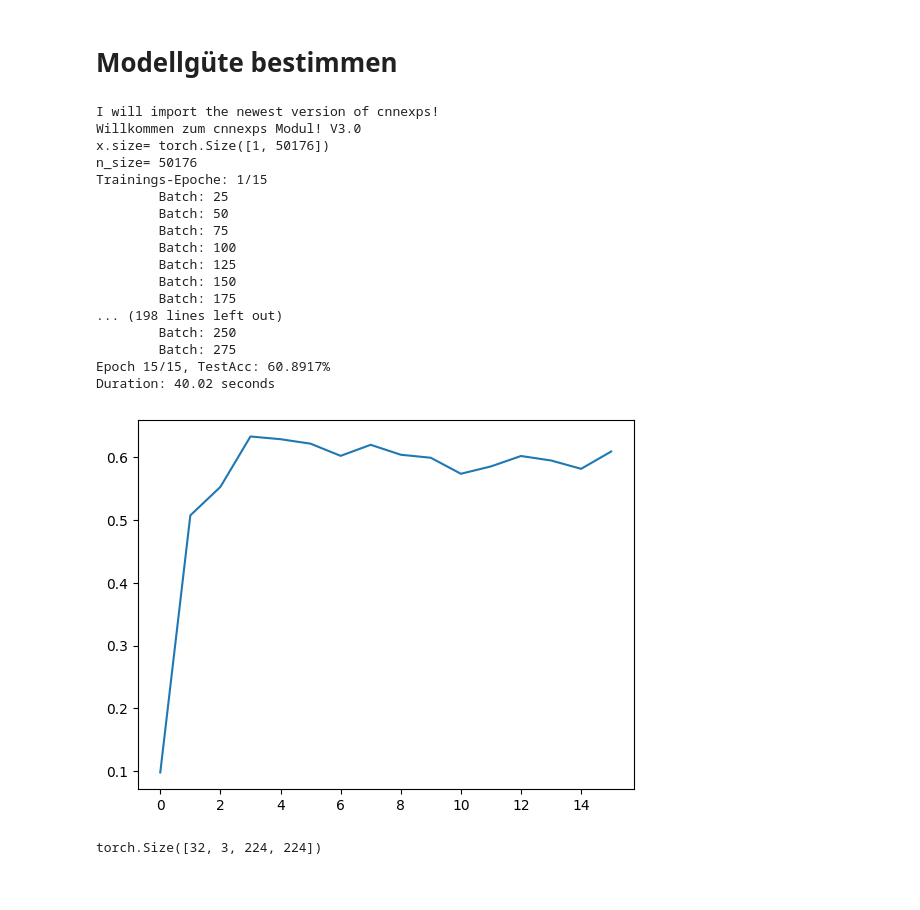
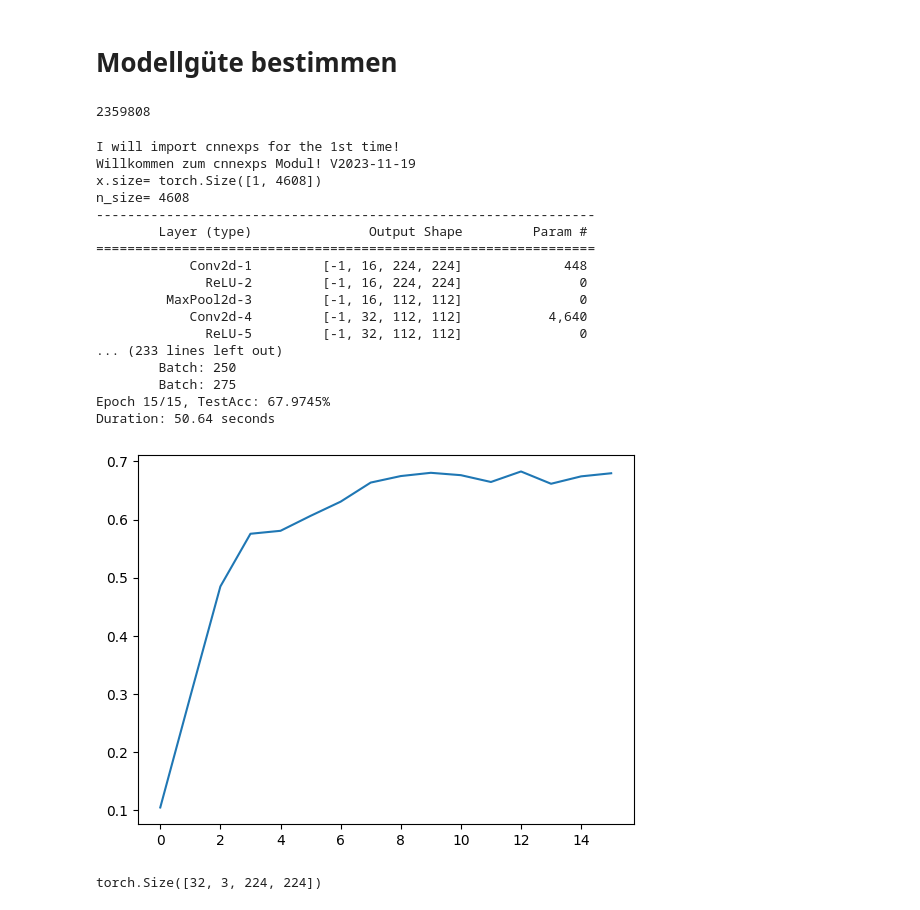
Before and after one commit to juebrauer/ws23_deeplearning4computervision, a Jupyter notebook: 1-2_cnn_trainieren_und_testen.ipynb, the cells around one changed output. Saved outputs shown, nothing was run; the diff lists cells and outputs as text; code cells hidden in the pictures.

```diff
--- a/1-2_cnn_trainieren_und_testen.ipynb
+++ b/1-2_cnn_trainieren_und_testen.ipynb
@@ -434,50 +438,59 @@ Trainings-Epoche: 1/2
 [figure]
 # %% [markdown]
 # Modellgüte bestimmen
+# %%
+512 * 3 * 3 * 512 +512
+# %% [output]
+2359808
 # %%
 import sys
 already_imported = "cnnexps" in sys.modules.keys()
 if already_imported:
     print("I will import the newest version of cnnexps!")
     import importlib
     importlib.reload(cnnexps)
 else:
     print("I will import cnnexps for the 1st time!")
     import cnnexps
 
 # 1. Datensatz einlesen
 folder = "imagenette2_320px/"
 train_loader, test_loader = cnnexps.prepare_dataset( folder )
 
 # 2. CNN erstellen
 model = cnnexps.SimpleCNN()
 
 # 3. Training auf CPU oder GPU?
 import torch
 device = torch.device("cuda" if torch.cuda.is_available() else "cpu")
 model = model.to(device)
 
 # 4. Training starten
-cnnexps.train_model(model, device, train_loader, test_loader, num_epochs=15)
+cnnexps.train_model("models",
+                    model,
+                    device,
+                    train_loader,
+                    test_loader,
+                    num_epochs=15)
 # %% [output]
-I will import the newest version of cnnexps!
-Willkommen zum cnnexps Modul! V3.0
-x.size= torch.Size([1, 50176])
-n_size= 50176
-Trainings-Epoche: 1/15
-        Batch: 25
-        Batch: 50
-        Batch: 75
-        Batch: 100
-        Batch: 125
-        Batch: 150
-        Batch: 175
-... (198 lines left out)
+I will import cnnexps for the 1st time!
+Willkommen zum cnnexps Modul! V2023-11-19
+x.size= torch.Size([1, 4608])
+n_size= 4608
+----------------------------------------------------------------
+        Layer (type)               Output Shape         Param #
+================================================================
+            Conv2d-1         [-1, 16, 224, 224]             448
+              ReLU-2         [-1, 16, 224, 224]               0
+         MaxPool2d-3         [-1, 16, 112, 112]               0
+            Conv2d-4         [-1, 32, 112, 112]           4,640
+              ReLU-5         [-1, 32, 112, 112]               0
+... (233 lines left out)
         Batch: 250
         Batch: 275
-Epoch 15/15, TestAcc: 60.8917%
-Duration: 40.02 seconds
+Epoch 15/15, TestAcc: 67.9745%
+Duration: 50.64 seconds
-[figure, old version]
+[figure, new version]
 # %%
 model.eval()
 correct = 0
```
Also changed, not shown: parts of 10 cells of this notebook, 1 other file.
